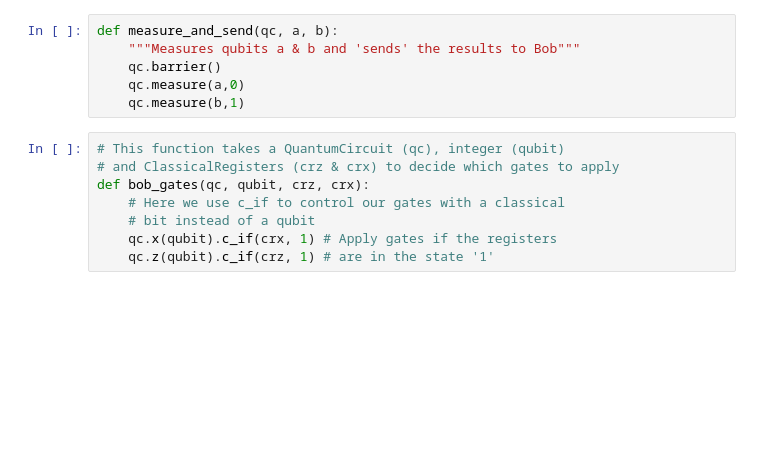
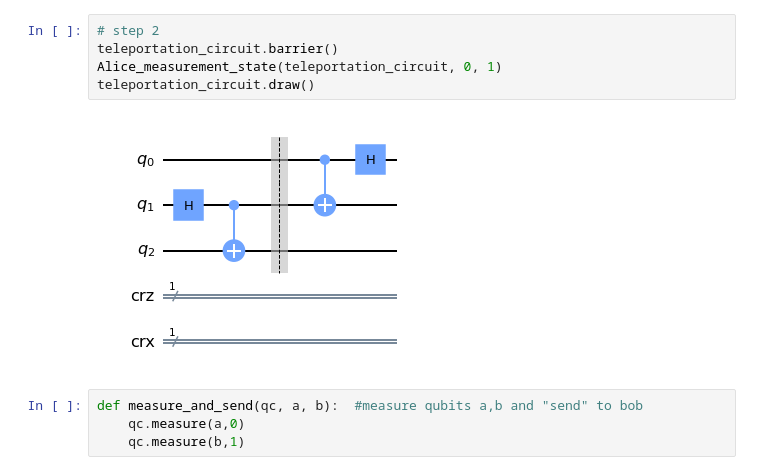
Before and after one commit to mayukh00/QuantumComputing, a Jupyter notebook: QuantumTeleportation.ipynb, the cells around one changed output. Saved outputs shown, nothing was run; the diff lists cells and outputs as text; blank space fills up the shorter version.

```diff
--- a/QuantumTeleportation.ipynb
+++ b/QuantumTeleportation.ipynb
@@ -17,15 +37,12 @@ def alice_gates(qc, psi, a):
     qc.h(psi)
+# %%
+# step 2
+teleportation_circuit.barrier()
+Alice_measurement_state(teleportation_circuit, 0, 1)
+teleportation_circuit.draw()
+# %% [output]
+[figure, added]
 # %%
-def measure_and_send(qc, a, b):
-    """Measures qubits a & b and 'sends' the results to Bob"""
-    qc.barrier()
+def measure_and_send(qc, a, b):  #measure qubits a,b and "send" to bob
     qc.measure(a,0)
     qc.measure(b,1)
-# %%
-# This function takes a QuantumCircuit (qc), integer (qubit)
-# and ClassicalRegisters (crz & crx) to decide which gates to apply
-def bob_gates(qc, qubit, crz, crx):
-    # Here we use c_if to control our gates with a classical
-    # bit instead of a qubit
-    qc.x(qubit).c_if(crx, 1) # Apply gates if the registers
-    qc.z(qubit).c_if(crz, 1) # are in the state '1'
```
Also changed, not shown: parts of 13 cells of this notebook.
